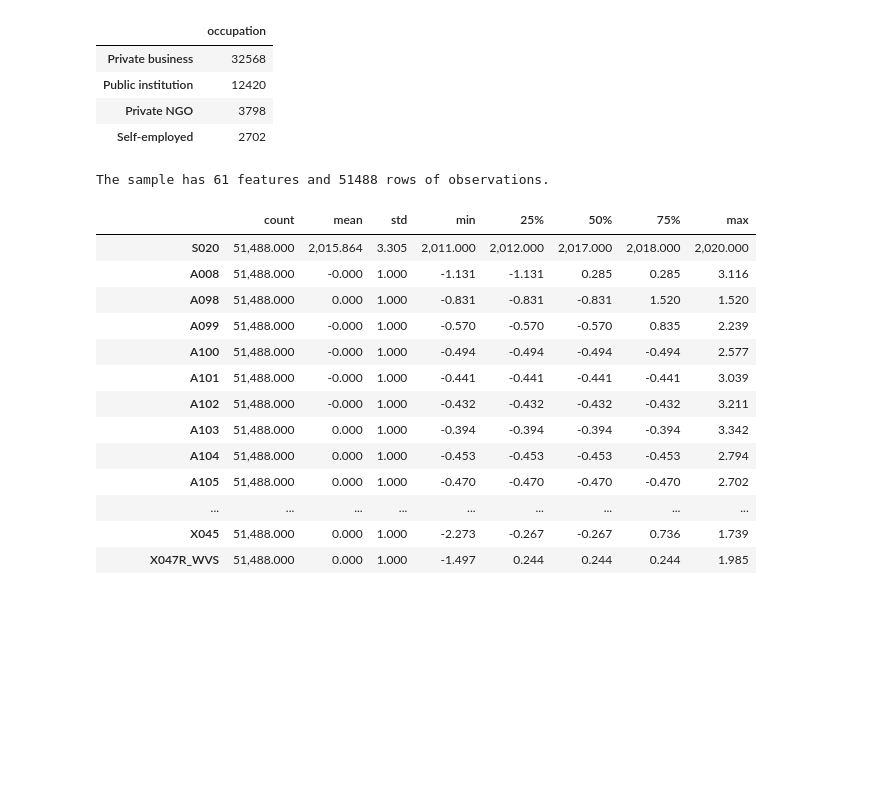
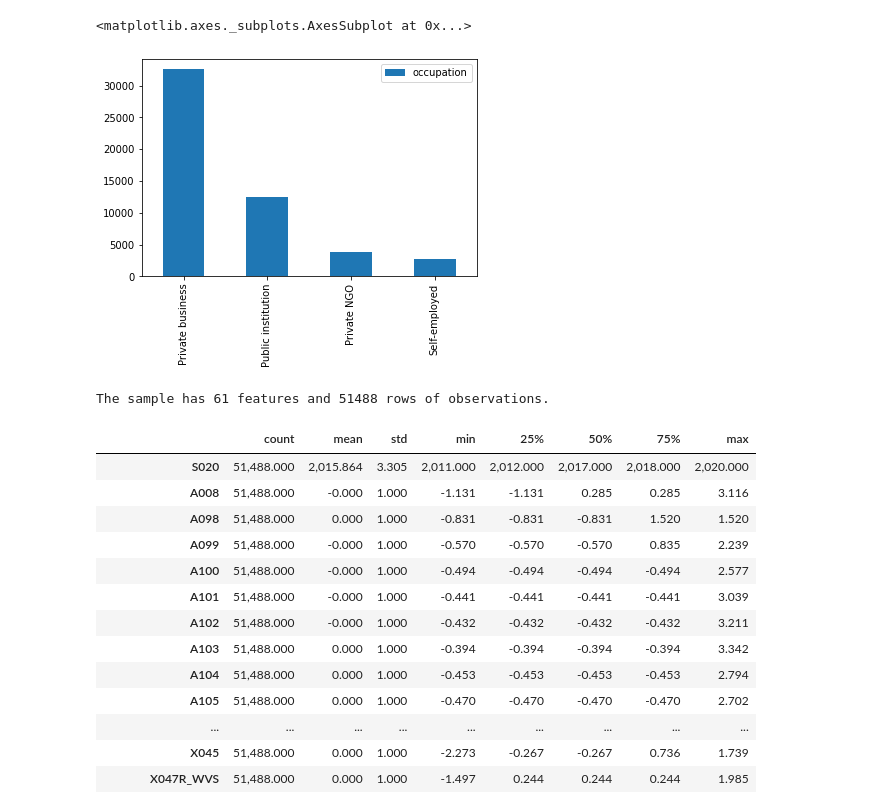
Before and after one commit to victorchenberkeley/ucb_w207_project_wvs, a Jupyter notebook: data/data_preprocessing.ipynb, the cells around one changed output. Cells and saved outputs as stored; diff of their text form; code cells hidden in the pictures; blank space fills up the shorter version.

```diff
--- a/data/data_preprocessing.ipynb
+++ b/data/data_preprocessing.ipynb
@@ -337,19 +309,16 @@ pd.DataFrame(df['language'].value_counts())
 # %%
 # Change X052 (Occupation code) to occupation, and drop X052
 
 df['occupation'] = None
 df.loc[df['X052']==1,'occupation'] ="Public institution"
 df.loc[df['X052']==2,'occupation'] ="Private business"
 df.loc[df['X052']==3,'occupation'] ="Private NGO"
 df.loc[df['X052']==4,'occupation'] ="Self-employed"
 df = df.drop(['X052'], axis=1)
-pd.DataFrame(df['occupation'].value_counts())
+pd.DataFrame(df['occupation'].value_counts()).plot(kind='bar', color=colors)
 # %% [output]
-|  | occupation |
-| Private business | 32568 |
-| Public institution | 12420 |
-| Private NGO | 3798 |
-| Self-employed | 2702 |
+<matplotlib.axes._subplots.AxesSubplot at 0x...>
+[figure, added]
 # %%
 print('The sample has {} features and {} rows of observations.'.format(df.shape[1], df.shape[0]))
 # %% [output]
```
Also changed, not shown: parts of 5 cells of this notebook.
